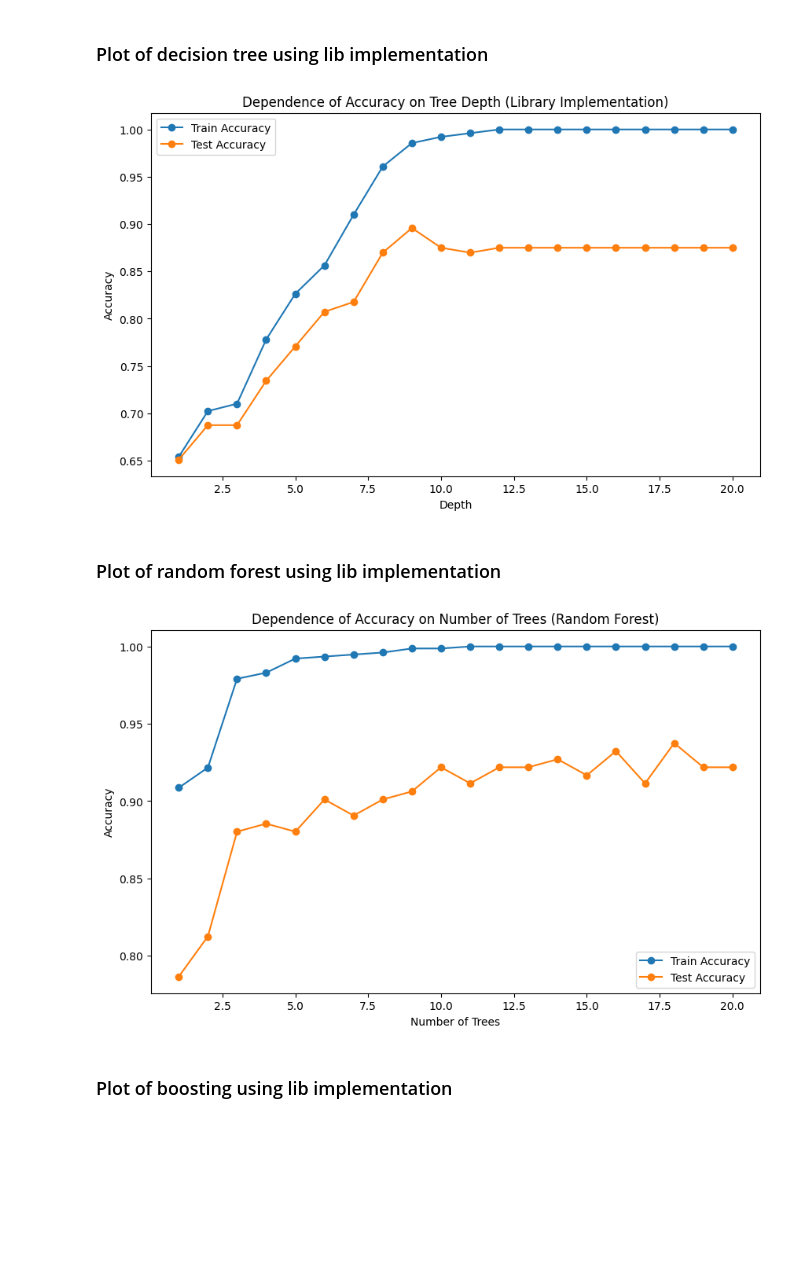
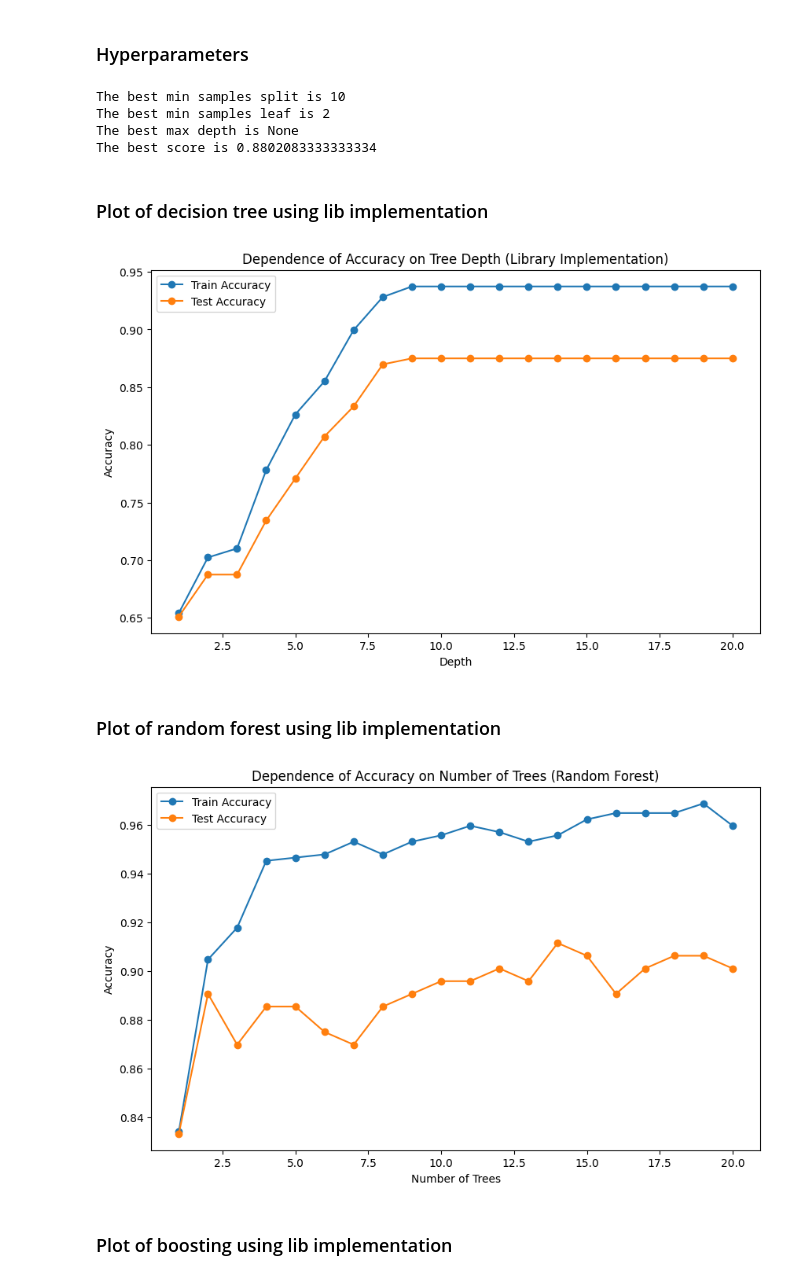
Before and after one commit to DmitryVasilkovW/ITMO-ML-DT, a Jupyter notebook: dt/visualisation/report.ipynb, the cells around one changed output. Saved outputs shown, nothing was run; the diff lists cells and outputs as text; code cells hidden in the pictures; blank space fills up the shorter version.

```diff
--- a/dt/visualisation/report.ipynb
+++ b/dt/visualisation/report.ipynb
@@ -1,19 +9,27 @@
+# %% [markdown]
+### Hyperparameters
+# %%
+show_best_params()
+# %% [output]
+The best min samples split is 10
+The best min samples leaf is 2
+The best max depth is None
+The best score is 0.8802083333333334
 # %% [markdown]
 ### Plot of decision tree using lib implementation
+# %%
+min_samples_split = HyperparameterSelection.get_best_min_samples_split()
+min_samples_leaf = HyperparameterSelection.get_best_min_samples_leaf()
 # %%
-from dt.plot.plots import show_decision_tree_classifier_lib_impl
-
-show_decision_tree_classifier_lib_impl()
+show_decision_tree_classifier_lib_impl(min_samples_split, min_samples_leaf)
 # %% [output]
-[figure, old version]
+[figure, new version]
 # %% [markdown]
 ### Plot of random forest using lib implementation
 # %%
-from dt.plot.plots import show_random_forest_classifier_lib_impl
-
-show_random_forest_classifier_lib_impl()
+show_random_forest_classifier_lib_impl(min_samples_split, min_samples_leaf)
 # %% [output]
-[figure, old version]
+[figure, new version]
 # %% [markdown]
 ### Plot of boosting using lib implementation
 # %%
```
Also changed, not shown: parts of 4 cells of this notebook, 2 other files.
